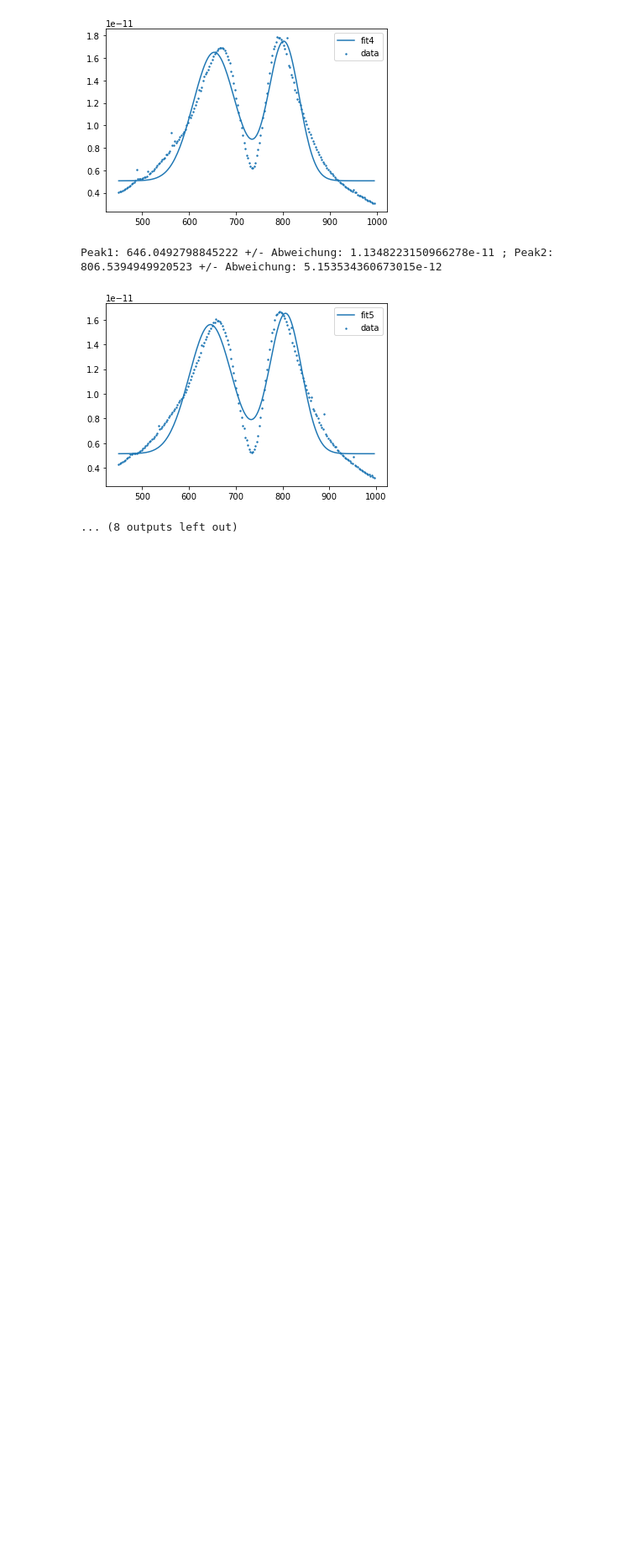
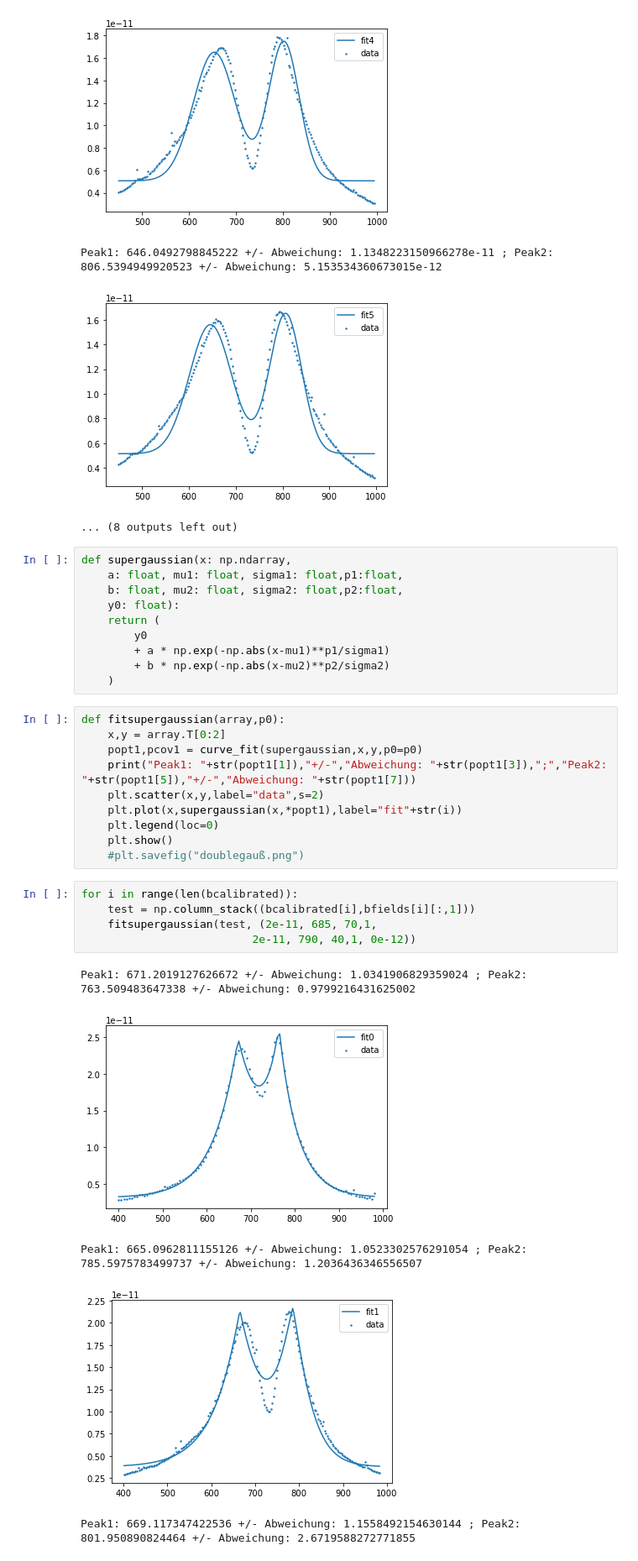
Before and after one commit to CaptainNikon/A2-, a Jupyter notebook: Auswertung.ipynb, the cells around one changed output. Shown: that part at 84% size. Saved outputs shown, nothing was run; the diff lists cells and outputs as text; blank space fills up the shorter version.

Commit message:
added supergaussian

```diff
--- a/Auswertung.ipynb
+++ b/Auswertung.ipynb
@@ -107,3 +107,34 @@ Peak1: 653.3579754379371 +/- Abweichung: 1.2395315291080121e-11 ; Peak2: 801.512
 Peak1: 646.0492798845222 +/- Abweichung: 1.1348223150966278e-11 ; Peak2: 806.5394949920523 +/- Abweichung: 5.153534360673015e-12
 [figure]
 ... (8 outputs left out)
+# %%
+def supergaussian(x: np.ndarray,
+    a: float, mu1: float, sigma1: float,p1:float,
+    b: float, mu2: float, sigma2: float,p2:float,
+    y0: float):
+    return (
+        y0
+        + a * np.exp(-np.abs(x-mu1)**p1/sigma1)
+        + b * np.exp(-np.abs(x-mu2)**p2/sigma2)
+    )
+# %%
+def fitsupergaussian(array,p0):
+    x,y = array.T[0:2]
+    popt1,pcov1 = curve_fit(supergaussian,x,y,p0=p0)
+    print("Peak1: "+str(popt1[1]),"+/-","Abweichung: "+str(popt1[3]),";","Peak2: "+str(popt1[5]),"+/-","Abweichung: "+str(popt1[7]))
+    plt.scatter(x,y,label="data",s=2)
+    plt.plot(x,supergaussian(x,*popt1),label="fit"+str(i))
+    plt.legend(loc=0)
+    plt.show()
+    #plt.savefig("doublegauß.png")
+# %%
+for i in range(len(bcalibrated)):
+    test = np.column_stack((bcalibrated[i],bfields[i][:,1]))
+    fitsupergaussian(test, (2e-11, 685, 70,1,
+                          2e-11, 790, 40,1, 0e-12))
+# %% [output]
+Peak1: 671.2019127626672 +/- Abweichung: 1.0341906829359024 ; Peak2: 763.509483647338 +/- Abweichung: 0.9799216431625002
+[figure, added]
+Peak1: 665.0962811155126 +/- Abweichung: 1.0523302576291054 ; Peak2: 785.5975783499737 +/- Abweichung: 1.2036436346556507
+[figure, added]
+Peak1: 669.117347422536 +/- Abweichung: 1.1558492154630144 ; Peak2: 801.950890824464 +/- Abweichung: 2.6719588272771855
```
Also changed, not shown: parts of 1 cell of this notebook.
